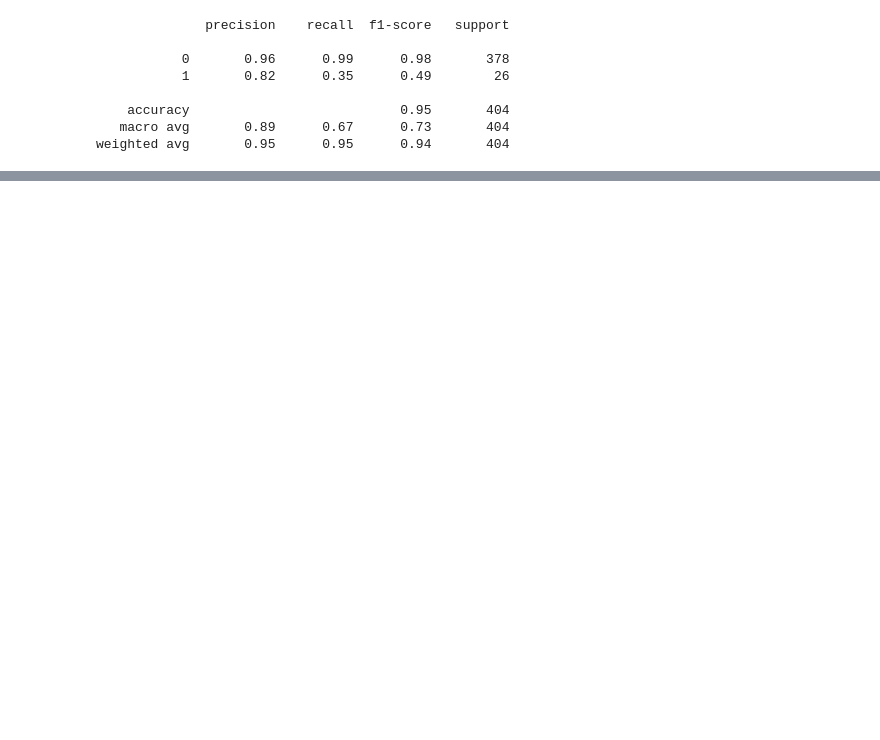
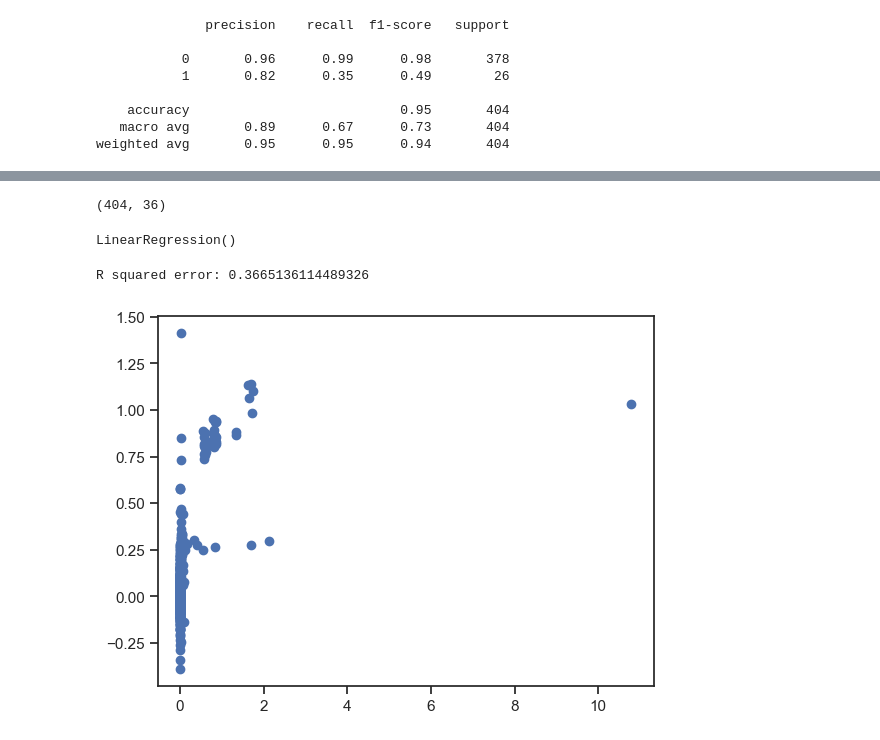
Before and after one commit to Fehintiti/Machine-Learning-Multi_Element-Gold-Predciton-, a Jupyter notebook: MULTI-ELEMENT_LITHOLOGY _GOLD ANALYISIS CLASSIFICATION.ipynb, the cells around one changed output, grey strips where cells are left out. Saved outputs shown, nothing was run; the diff lists cells and outputs as text; code cells hidden in the pictures; blank space fills up the shorter version.

```diff
--- a/MULTI-ELEMENT_LITHOLOGY _GOLD ANALYISIS CLASSIFICATION.ipynb
+++ b/MULTI-ELEMENT_LITHOLOGY _GOLD ANALYISIS CLASSIFICATION.ipynb
@@ -810,0 +881,5 @@ Text(0.5, 1.0, 'Feature Importance')
+# %%
+#splittg the data
+
+X =df2.drop(['Au_ppm','Lithology'], axis = 1)
+y = df2['Au_ppm']
@@ -810,0 +894,2 @@ Text(0.5, 1.0, 'Feature Importance')
+# %%
+ X_train, X_test, y_train, y_test = train_test_split(X, y, test_size=0.2, random_state=42)
@@ -810,0 +900,10 @@ Text(0.5, 1.0, 'Feature Importance')
+# %%
+X_test.shape
+# %% [output]
+(404, 36)
+# %%
+model =LinearRegression()
+# %%
+model.fit(X_train, y_train)
+# %% [output]
+LinearRegression()
@@ -810,0 +914,12 @@ Text(0.5, 1.0, 'Feature Importance')
+# %%
+#R_squared Error
+error_score = metrics.r2_score(y_test,tr_predict)
+print('R squared error:',error_score)
+# %% [output]
+R squared error: 0.3665136114489326
+# %%
+plt.scatter(y_train,model.predict(X_train))
+plt.xlabel =('actual Au')
+plt.ylabel =('predicted Au')
+# %% [output]
+[figure, added]
```
Also changed, not shown: parts of 44 cells of this notebook.
